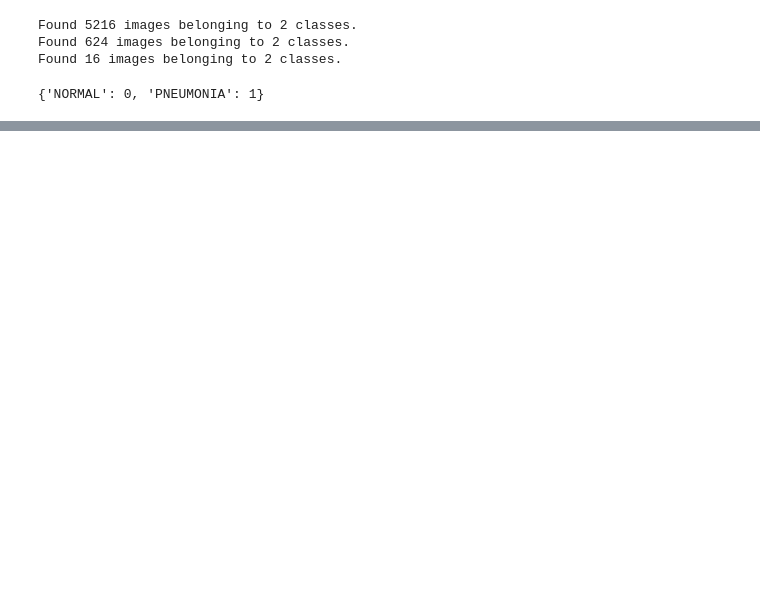
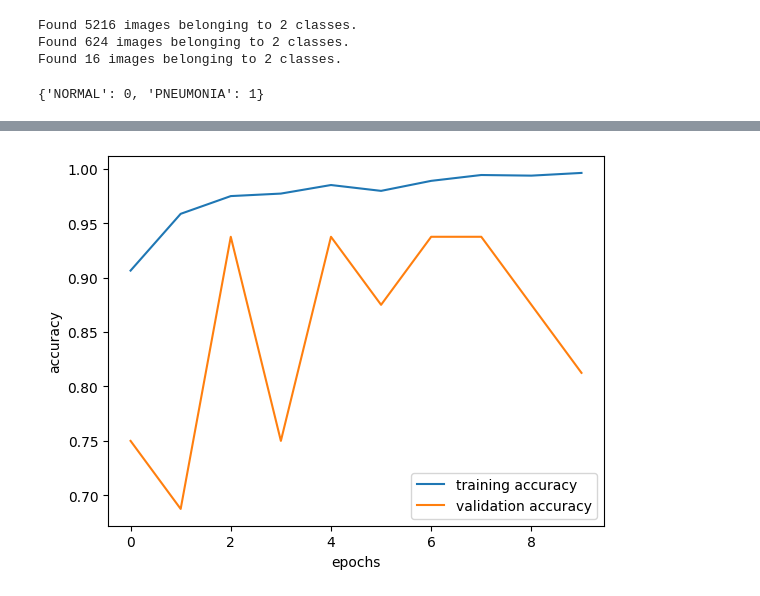
Before and after one commit to iscompg/pneumoniadetection, a Jupyter notebook: notebooks/cnn_detect.ipynb, the cells around one changed output, grey strips where cells are left out. Cells and saved outputs as stored; diff of their text form; code cells hidden in the pictures; blank space fills up the shorter version.

Commit message:
pneumonia model

```diff
--- a/notebooks/cnn_detect.ipynb
+++ b/notebooks/cnn_detect.ipynb
@@ -60,0 +84,12 @@ plt.show()
+# %%
+model.add(Flatten())
+# %%
+model.add(Dense(128, activation= 'relu'))
+model.add(Dropout(0.5))
+model.add(Dense (1, activation = 'sigmoid'))
+# %%
+model.compile(
+    optimizer='adam',
+    loss='binary_crossentropy',
+    metrics= ['accuracy']
+)
@@ -60,0 +120,6 @@ plt.show()
+# %%
+history= model.fit(
+    train_image,
+    validation_data= val_image,
+    epochs=10
+)
@@ -60,0 +156,11 @@ plt.show()
+# %%
+plt.plot(history.history['accuracy'], label= 'training accuracy')
+plt.plot(history.history['val_accuracy'], label='validation accuracy')
+
+plt.xlabel('epochs')
+plt.ylabel('accuracy')
+plt.legend()
+
+plt.show()
+# %% [output]
+[figure, added]
```
Also changed, not shown: parts of 11 cells of this notebook.
